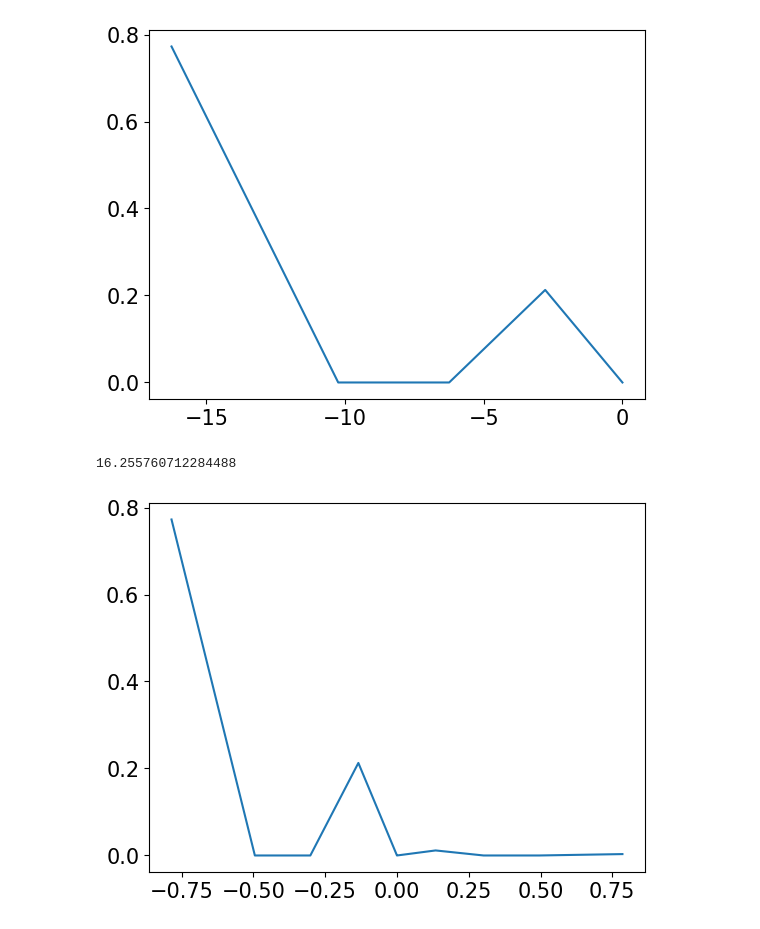
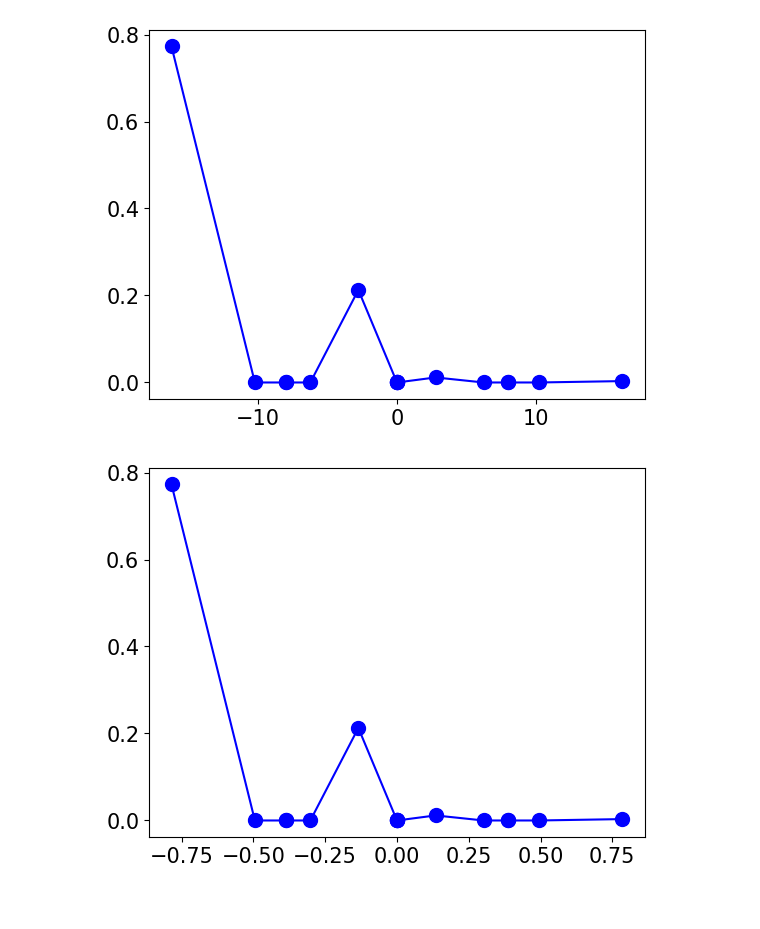
Before and after one commit to Quantum-Linear-Algebra/QCELS, a Jupyter notebook: Quantum_Version/compare_QCELS_QPE_tfim_8sites.ipynb, the cells around one changed output. Cells and saved outputs as stored; diff of their text form; code cells hidden in the pictures.

Commit message:
started comparision between algorithm and code; added debugging statements

```diff
--- a/Quantum_Version/compare_QCELS_QPE_tfim_8sites.ipynb
+++ b/Quantum_Version/compare_QCELS_QPE_tfim_8sites.ipynb
@@ -20,62 +20,50 @@ matplotlib.rcParams['lines.markersize'] = 10
 from scipy.linalg import norm
 from scipy.linalg import expm
 from numpy.linalg import eigh
-from scipy.sparse.linalg import eigsh
+from scipy.linalg import eigh
 
 def modify_spectrum(ham):
     arr_ham = ham.toarray()
     arr_ham = arr_ham.astype(np.complex128)
-    max_eigenvalue = np.abs(eigsh(arr_ham, k=1, which='LM')[0][0])
-    print(max_eigenvalue)
+    n = len(arr_ham[0])
+    eigenenergies, eigenstates = ham.eigh(subset_by_index = (n-1,n-1))
+    max_eigenvalue = eigenenergies[0]
     norm_ham = (np.pi/4)*arr_ham/max_eigenvalue
     # rotate matrix so that it will be positive definite
     # ham += 1/2*np.eye(2**eigen_bits)
 
     # convert revolutions to radians
     # norm_ham *= 2*np.pi*1j
 
     # convert the rotations to complex numbers
     # norm_ham = expm(norm_ham)
     return norm_ham
 
 num_sites = 4
 J = 1.0
 g = 4.0
 
 num_eigenstates_max = 100
 
 ham0 = tfim_1d.generate_ham(num_sites, J, 1.0)
 ground_state_0 = ham0.eigsh(k=1,which="SA")[1][:,0]
 
 # plot original spectrum
 ham = tfim_1d.generate_ham(num_sites, J, g)
-if( num_eigenstates_max > ham.shape[0] // 2):
-    eigenenergies, eigenstates = ham.eigsh(k=ham.shape[0] // 2, which='SA')
-else:
-    eigenenergies, eigenstates = ham.eigsh(k=num_eigenstates_max,which="SA")
+eigenenergies, eigenstates = ham.eigh()
 ground_state = eigenstates[:,0]
 population_raw = np.abs(np.dot(eigenstates.conj().T, ground_state_0))**2
-plt.plot(eigenenergies,population_raw);plt.show()
+plt.plot(eigenenergies, population_raw, 'b-o')
+plt.show()
 
 # create modified spectrum
 ham = modify_spectrum(ham)
-if( num_eigenstates_max > ham.shape[0] // 2):
-    eigenenergies, eigenstates = eigh(ham)
-else:
-    eigenenergies, eigenstates = eigh(ham)
+eigenenergies, eigenstates = eigh(ham)
 ground_state = eigenstates[:,0]
 population = np.abs(np.dot(eigenstates.conj().T, ground_state_0))**2
-plt.plot(eigenenergies,population);plt.show()
-
-# population_raw = np.abs(np.dot(eigenstates.conj().T, ground_state_0))**2
-
-# plt.plot(eigenenergies,population_raw,'b-o');plt.show()
-
-# spectrum, population = generate_spectrum_population(eigenenergies, population_raw,
-#                                                     [population_raw[0]])
-# plt.plot(spectrum, population,'b-o');plt.show()
+plt.plot(eigenenergies, population, 'b-o')
+plt.show()
 # %% [output]
-[figure, old version]
+[figure, new version]
-16.255760712284488
-[figure, old version]
+[figure, new version]
 # %%
```
Also changed, not shown: parts of 4 cells of this notebook, 25 other files.
